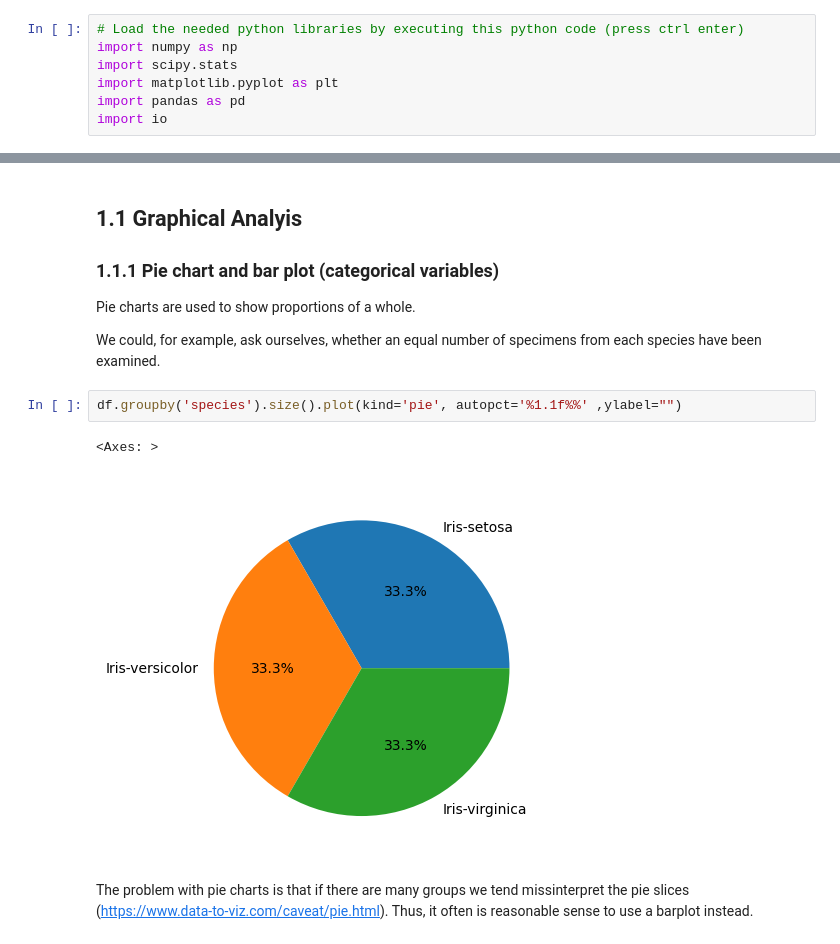
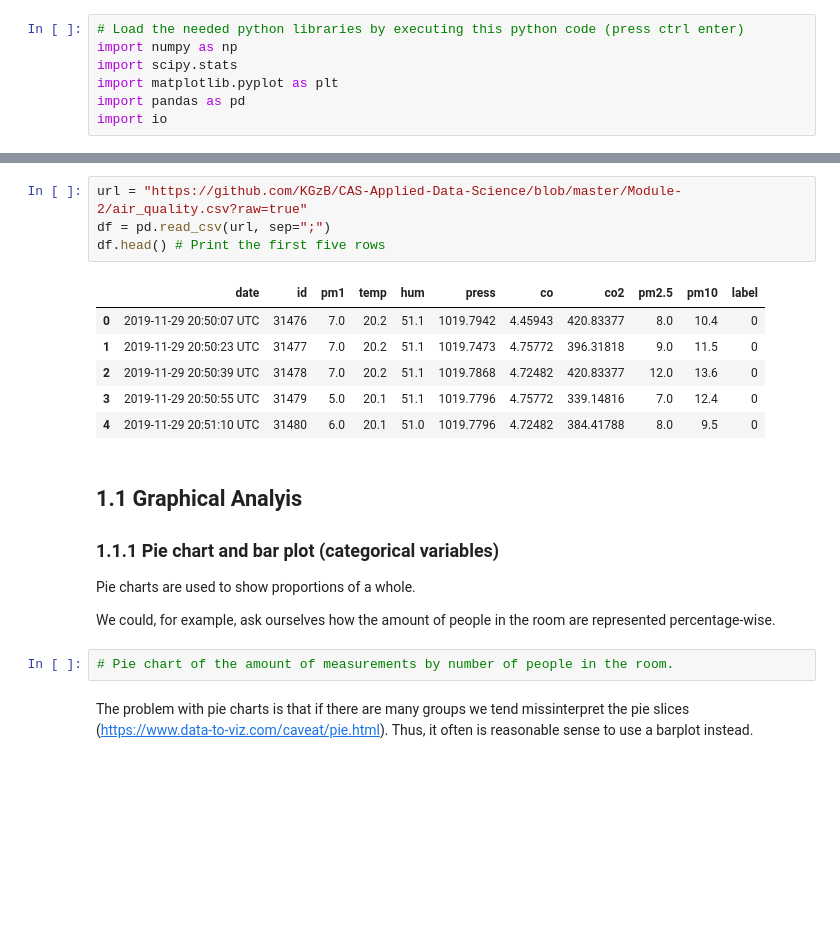
Before and after one commit to KGzB/CAS-Applied-Data-Science, a Jupyter notebook: Module-2/CAS-D1-DescriptiveStatistics.ipynb, the cells around one changed output, grey strips where cells are left out. Cells and saved outputs as stored; diff of their text form; blank space fills up the shorter version.

```diff
--- a/Module-2/CAS-D1-DescriptiveStatistics.ipynb
+++ b/Module-2/CAS-D1-DescriptiveStatistics.ipynb
@@ -41,13 +40,21 @@ Browse through all rows.
+# %%
+url = "https://github.com/KGzB/CAS-Applied-Data-Science/blob/master/Module-2/air_quality.csv?raw=true"
+df = pd.read_csv(url, sep=";")
+df.head() # Print the first five rows
+# %% [output]
+|  | date | id | pm1 | temp | hum | press | co | co2 | pm2.5 | pm10 | label |
+| 0 | 2019-11-29 20:50:07 UTC | 31476 | 7.0 | 20.2 | 51.1 | 1019.7942 | 4.45943 | 420.83377 | 8.0 | 10.4 | 0 |
+| 1 | 2019-11-29 20:50:23 UTC | 31477 | 7.0 | 20.2 | 51.1 | 1019.7473 | 4.75772 | 396.31818 | 9.0 | 11.5 | 0 |
+| 2 | 2019-11-29 20:50:39 UTC | 31478 | 7.0 | 20.2 | 51.1 | 1019.7868 | 4.72482 | 420.83377 | 12.0 | 13.6 | 0 |
+| 3 | 2019-11-29 20:50:55 UTC | 31479 | 5.0 | 20.1 | 51.1 | 1019.7796 | 4.75772 | 339.14816 | 7.0 | 12.4 | 0 |
+| 4 | 2019-11-29 20:51:10 UTC | 31480 | 6.0 | 20.1 | 51.0 | 1019.7796 | 4.72482 | 384.41788 | 8.0 | 9.5 | 0 |
 # %% [markdown]
 ## 1.1 Graphical Analyis
 ### 1.1.1 Pie chart and bar plot (categorical variables)
 Pie charts are used to show proportions of a whole.
 
-We could, for example, ask ourselves, whether an equal number of specimens from each species have been examined.
+We could, for example, ask ourselves how the amount of people in the room are represented percentage-wise.
-# %%
-df.groupby('species').size().plot(kind='pie', autopct='%1.1f%%' ,ylabel="")
-# %% [output]
-<Axes: >
-[figure, removed]
+# %%
+# Pie chart of the amount of measurements by number of people in the room.
 # %% [markdown]
 The problem with pie charts is that if there are many groups we tend missinterpret the pie slices (https://www.data-to-viz.com/caveat/pie.html). Thus, it often is reasonable sense to use a barplot instead.
```
Also changed, not shown: parts of 54 cells of this notebook, 1 other file.
